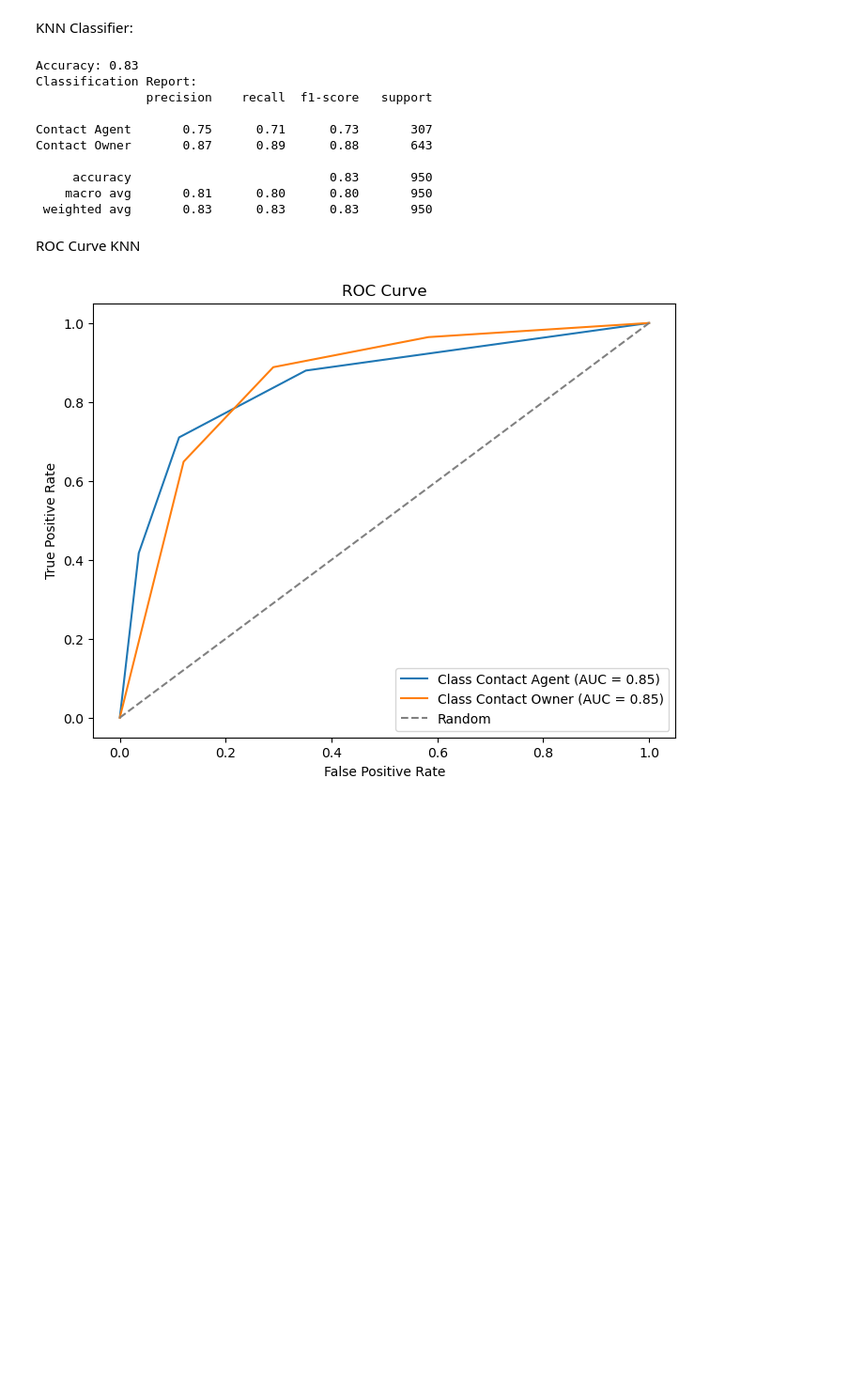
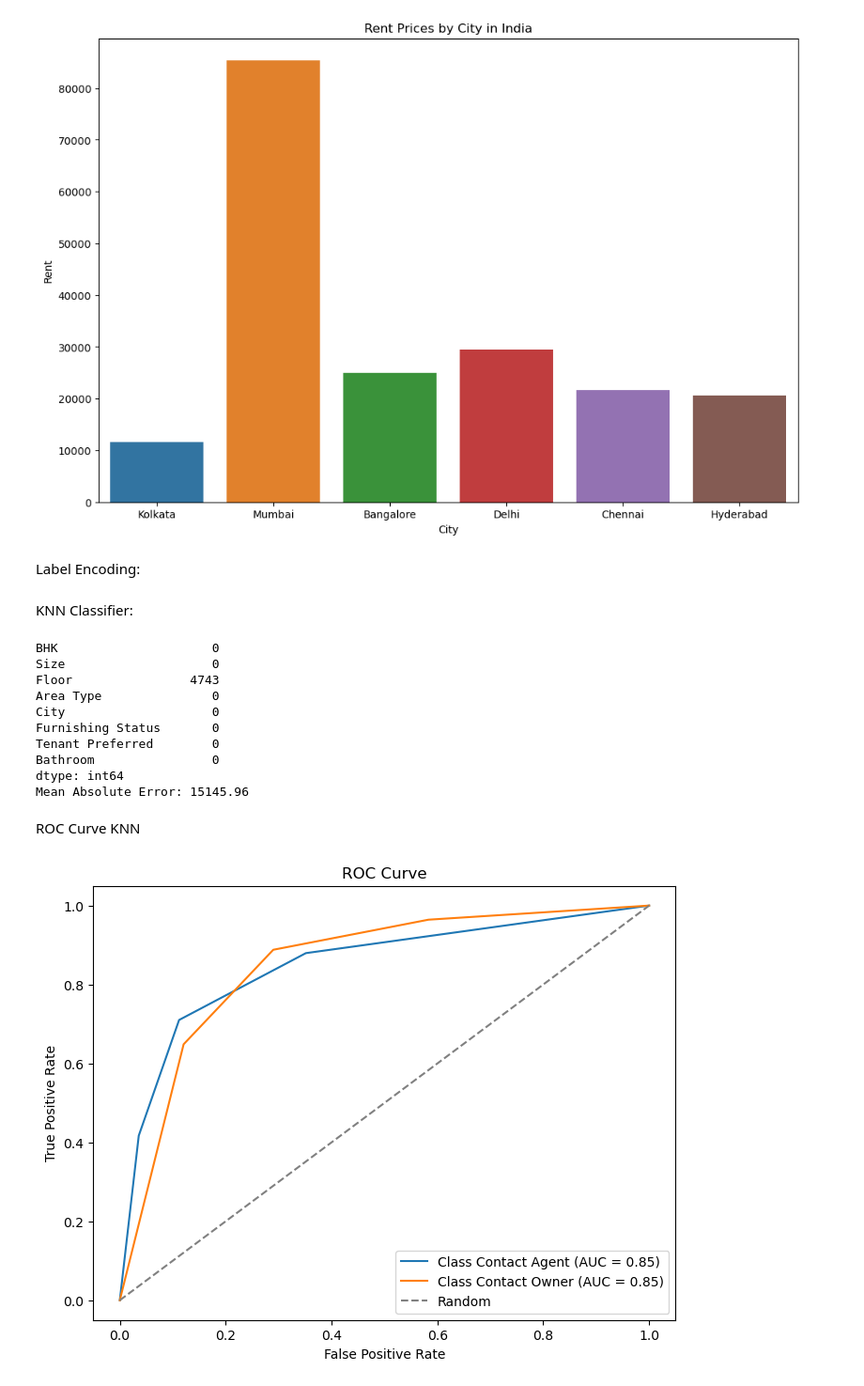
Before and after one commit to xBuki/CS4661, a Jupyter notebook: HouseRentProject.ipynb, the cells around one changed output. Shown at 94% size. Drawn from its saved outputs; the diff is of its cells as text; code cells hidden in the pictures; blank space fills up the shorter version.

```diff
--- a/HouseRentProject.ipynb
+++ b/HouseRentProject.ipynb
@@ -22,2 +15,2 @@ We will access our shared GitHub repository to read the csv, which is accessible
 # %%
-df = pd.read_csv("https://raw.githubusercontent.com/xBuki/CS4661/main/HouseRentMisc/House_Rent_Dataset.csv")
+house_data_frame = pd.read_csv("https://raw.githubusercontent.com/xBuki/CS4661/main/HouseRentMisc/House_Rent_Dataset.csv")
@@ -44,0 +52,3 @@ iris = load_iris()
+# %%
+house_data_frame = house_data_frame.drop('Posted On', axis=1)
+house_data_frame = house_data_frame.drop('Point of Contact', axis=1)
@@ -44,0 +66,15 @@ iris = load_iris()
+# %%
+# Creating graph plot to visualize the rent prices between cities.
+plt.figure(figsize=(12,8))
+sns.barplot(x='City', y='Rent', data=house_data_frame, errorbar=None)
+# Adding labels to the X and Y planes.
+plt.xlabel('City')
+plt.ylabel('Rent')
+# Adding the graph plot title.
+plt.title('Rent Prices by City in India')
+# Showing the plot.
+plt.show()
+# %% [output]
+[figure, added]
+# %% [markdown]
+Label Encoding:
@@ -45,40 +95,46 @@ iris = load_iris()
 # %% [markdown]
 KNN Classifier:
 # %%
-features = df[['BHK', 'Rent', 'Size', 'Bathroom']]
-target = df['Point of Contact']
+print(home_features.isnull().sum())
+# Selecting features:
+home_features = house_data_frame[['BHK', 'Size', 'Floor', 'Area Type', 'City', 'Furnishing Status', 'Tenant Preferred', 'Bathroom']]
 
-le = LabelEncoder()
-target_numerical = le.fit_transform(target)
+# Selecting our target which is finding out the rent price.
+target = house_data_frame['Rent']
 
-X_train, X_test, y_train, y_test = train_test_split(features, target_numerical, test_size=0.2, random_state=42)
+# Train-test split
+X_train, X_test, y_train, y_test = train_test_split(home_features, target, test_size=0.2, random_state=42)
 
-knn = KNeighborsClassifier(n_neighbors=3)
+# Scaling
+scaler = StandardScaler()
+X_train_scaled = scaler.fit_transform(X_train)
+X_test_scaled = scaler.transform(X_test)
 
-knn.fit(X_train, y_train)
+imputer = SimpleImputer(strategy='mean')
+X_train_scaled = imputer.fit_transform(X_train_scaled)
+X_test_scaled = imputer.transform(X_test_scaled)
 
-y_pred_numerical = knn.predict(X_test)
+# Creating KNN Instance
+knn_classifier = KNeighborsRegressor(n_neighbors=5)
+knn_classifier.fit(X_train_scaled, y_train)
 
-y_pred_labels = le.inverse_transform(y_pred_numerical)
+# Predicting
+y_pred = knn_classifier.predict(X_test_scaled)
 
-y_test_labels = le.inverse_transform(y_test)
-
-accuracy = accuracy_score(y_test, y_pred_numerical)
-print(f'Accuracy: {accuracy:.2f}')
-
-print('Classification Report:')
-print(classification_report(y_test_labels, y_pred_labels))
+# Evaluate the model
+mae = mean_absolute_error(y_test, y_pred)
+print(f'Mean Absolute Error: {mae:.2f}')
 # %% [output]
-Accuracy: 0.83
-Classification Report:
-               precision    recall  f1-score   support
-
-Contact Agent       0.75      0.71      0.73       307
-Contact Owner       0.87      0.89      0.88       643
-
-     accuracy                           0.83       950
-    macro avg       0.81      0.80      0.80       950
- weighted avg       0.83      0.83      0.83       950
+BHK                     0
+Size                    0
+Floor                4743
+Area Type               0
+City                    0
+Furnishing Status       0
+Tenant Preferred        0
+Bathroom                0
+dtype: int64
+Mean Absolute Error: 15145.96
 # %% [markdown]
 ROC Curve KNN
 # %%
```
Also changed, not shown: parts of 11 cells of this notebook.
